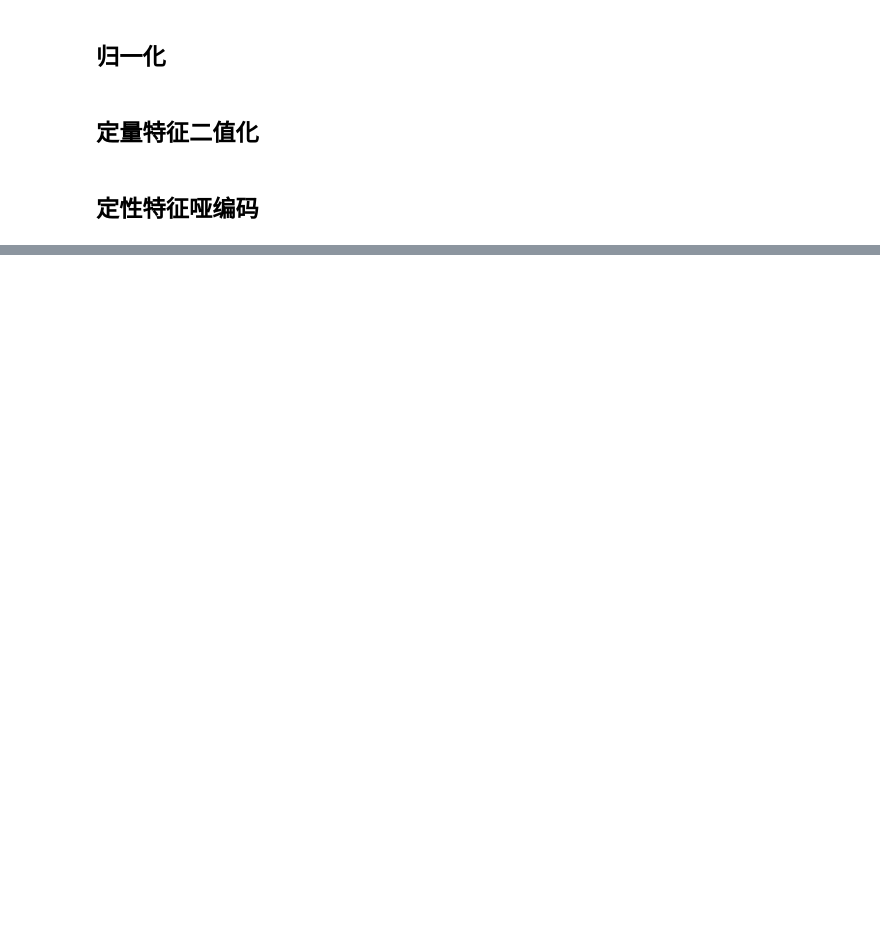
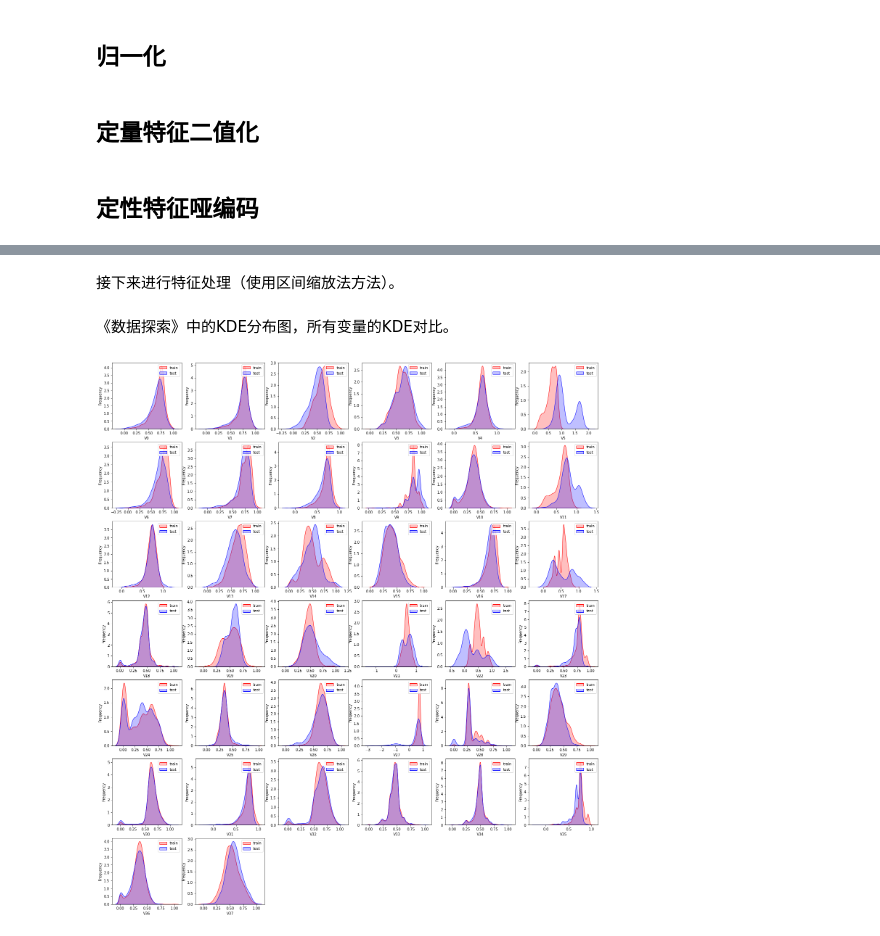
Before and after one commit to yuebo2015/data_competition, a Jupyter notebook: sum02_feature_engineering.ipynb, the cells around one changed output, grey strips where cells are left out. Cells and saved outputs as stored; diff of their text form; code cells hidden in the pictures; blank space fills up the shorter version.

```diff
--- a/sum02_feature_engineering.ipynb
+++ b/sum02_feature_engineering.ipynb
@@ -73,0 +247,3 @@ iris_st = Binarizer(threshold=3).fit_transform(iris.data)
+# %%
+train_data = train_data[train_data['V9']>-7.5]
+train_data.describe()
@@ -73,0 +261,44 @@ iris_st = Binarizer(threshold=3).fit_transform(iris.data)
+# %% [markdown]
+接下来进行特征处理（使用区间缩放法方法）。
+# %%
+from sklearn import preprocessing
+
+features_columns = [col for col in train_data.columns if col not in ['target']]
+
+# train_data
+min_max_scaler = preprocessing.MinMaxScaler()
+# 注意这里使用的是fit，不是fit_transform，所以返回值是MinMaxScaler实例
+min_max_scaler = min_max_scaler.fit(train_data[features_columns])
+
+# fit_transform = fit + transform
+# 这一次返回的是实际的变换后的值
+# 并且注意是使用了train_data的min和max去transform test_data
+train_data_scaler = min_max_scaler.transform(train_data[features_columns])
+test_data_scaler = min_max_scaler.transform(test_data[features_columns])
+
+# 转化为DataFrame
+train_data_scaler = pd.DataFrame(train_data_scaler)
+train_data_scaler.columns = features_columns
+test_data_scaler = pd.DataFrame(test_data_scaler)
+test_data_scaler.columns = features_columns
+train_data_scaler['target'] = train_data['target']
+# %% [markdown]
+《数据探索》中的KDE分布图，所有变量的KDE对比。
+# %%
+dist_cols = 6
+dist_rows = len(test_data_scaler.columns)
+plt.figure(figsize=(4*dist_cols,4*dist_rows))
+
+i=1
+for col in test_data.columns:
+    ax=plt.subplot(dist_rows,dist_cols,i)
+    ax = sns.kdeplot(train_data_scaler[col], color="Red", shade=True)
+    ax = sns.kdeplot(test_data_scaler[col], color="Blue", shade=True)
+    ax.set_xlabel(col)
+    ax.set_ylabel("Frequency")
+    ax = ax.legend(["train","test"])
+
+    i+=1
+plt.show()
+# %% [output]
+[figure, added]
```
Also changed, not shown: parts of 43 cells of this notebook, 1 other file.
